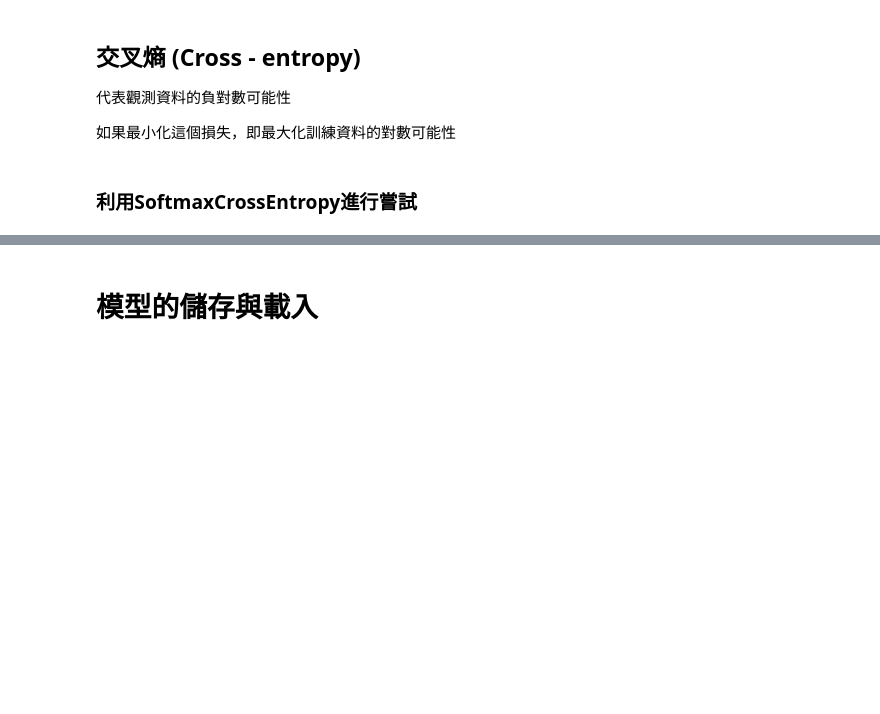
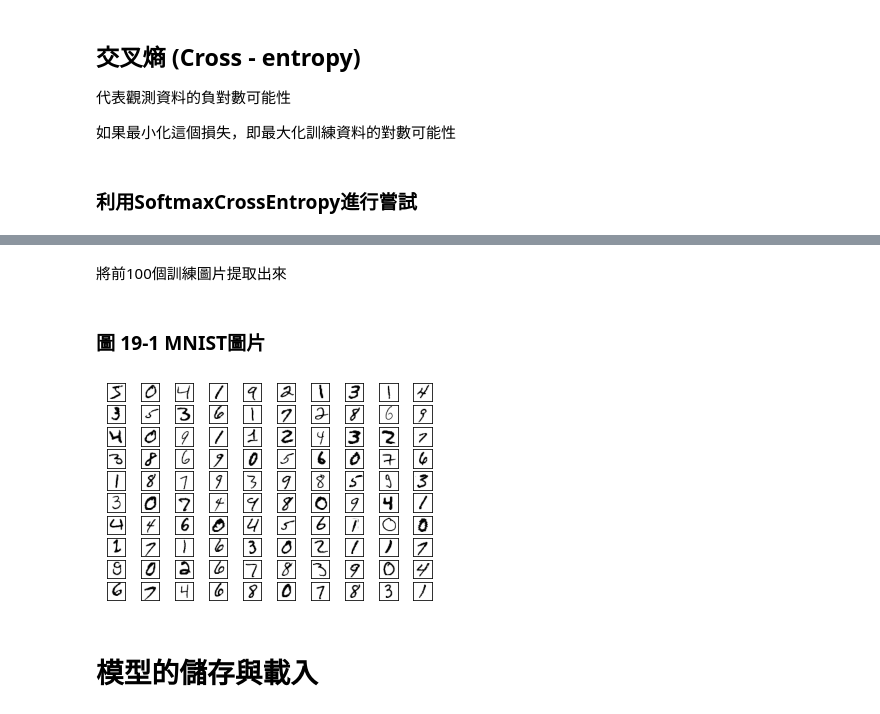
Before and after one commit to hank199599/data_science_from_scratch_reading_log, a Jupyter notebook: Chapter19.ipynb, the cells around one changed output, grey strips where cells are left out. Cells and saved outputs as stored; diff of their text form; code cells hidden in the pictures; blank space fills up the shorter version.

```diff
--- a/Chapter19.ipynb
+++ b/Chapter19.ipynb
@@ -722,2 +760,34 @@ ValueError: ignored
+# %%
+import mnist
+
+# 下載資料
+mnist.temporary = lambda:'/tmp'
+
+# 以下幾個函式都會先下載資料，並送回一個numpy陣列
+# 之所以調用 .tolist()是因為我們宣告的「張量」實際上是列表
+train_images = mnist.train_images().tolist()
+train_labels = mnist.train_labels().tolist()
+
+assert shape(train_images) == [60000,28,28]
+assert shape(train_labels) == [60000]
+# %% [markdown]
+將前100個訓練圖片提取出來
+# %% [markdown]
+### 圖 19-1 MNIST圖片
+# %%
+import matplotlib.pyplot as plt
+
+fig,ax = plt.subplots(10,10) # 建立內含10*10子圖的圖片
+
+for i in range(10):
+  for j in range(10):
+    # 以黑白格式畫出每張圖片，並隱藏軸線
+    ax[i][j].imshow(train_images[10*i+j],cmap="Greys")
+    ax[i][j].xaxis.set_visible(False)
+    ax[i][j].yaxis.set_visible(False)
+
+plt.show()
+# %% [output]
+[figure, added]
 # %% [markdown]
 # 模型的儲存與載入
```
Also changed, not shown: parts of 11 cells of this notebook.
